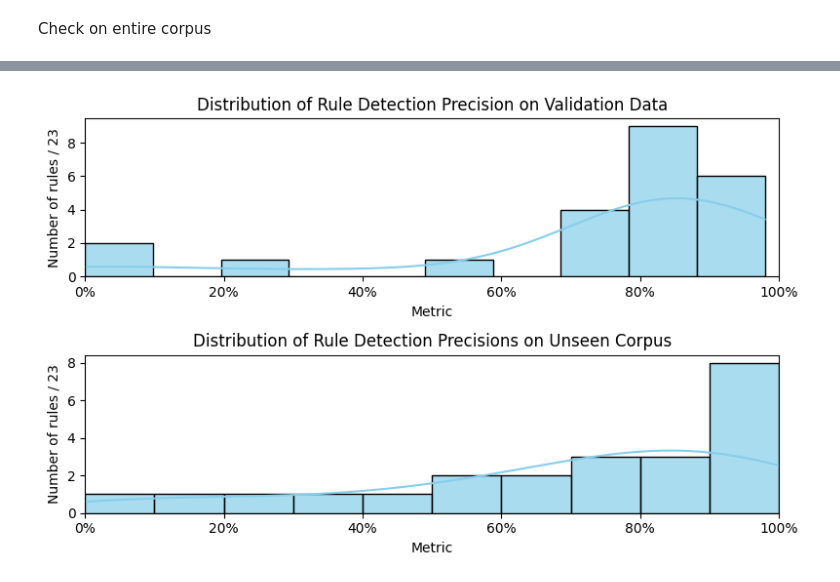
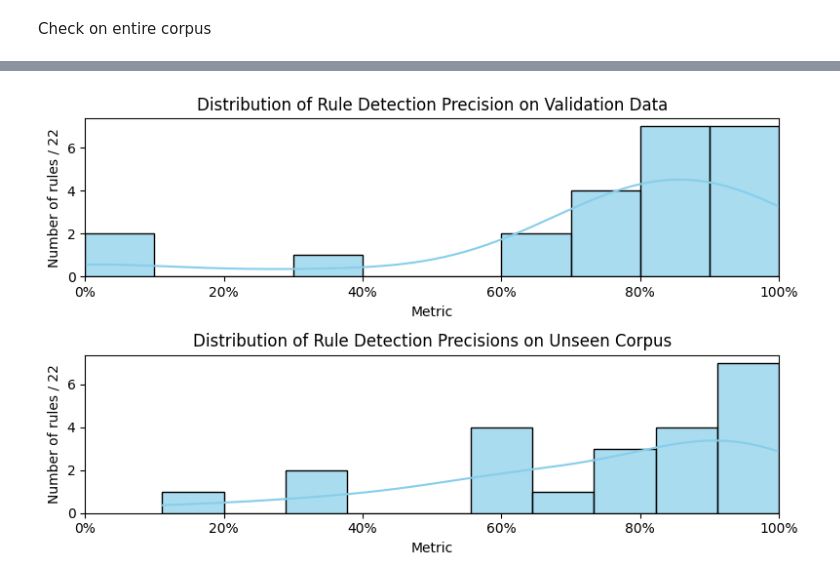
Before and after one commit to shivster2000/grammarctg, a Jupyter notebook: experiments/012_corpus_training.ipynb, the cells around one changed output, grey strips where cells are left out. Cells and saved outputs as stored; diff of their text form; code cells hidden in the pictures.

```diff
--- a/experiments/012_corpus_training.ipynb
+++ b/experiments/012_corpus_training.ipynb
@@ -206,6 +196,6 @@ Val loss: 0.06455478817224503
 # %%
 models.save_classifier(classifier, nr, "corpus_training")
 # %%
-nr=1106
+nr=619
 classifier = models.load_classifier(nr, "corpus_training")
 # %%
@@ -270,2 +260,13 @@ for nr in range(616, 639):
 #627
 ... (12 outputs left out)
+# %%
+total_folds = 5
+batch_size = 32
+metrics = {}
+
+for nr in range(616, 639):
+    classifier = models.load_classifier(nr, "corpus_training")
+    rule = egp[egp['#']==nr].iloc[0]
+    examples = rule['Example'].split("\n\n")
+    print(rule['Can-do statement'])
+    print(((models.probe_model(classifier, examples)[0]>0.5).sum()/len(examples)).item())
@@ -272,24 +309,27 @@ for nr in range(616, 639):
 # %%
-hits_path = '../data/corpus_training_hits.json'
-coded_instances = pd.DataFrame(columns=['#', 'sentence', 'correct', 'score', 'max_token']) if not os.path.exists(hits_path) else pd.read_json(output_path)
+hits_path = '../data/corpus_validation_hits.json'
+coded_instances = pd.DataFrame(columns=['#', 'sentence', 'correct', 'score', 'max_token']) if not os.path.exists(hits_path) else pd.read_json(hits_path)
 coded_instances['correct'] = coded_instances['correct'].astype(bool)
+egp = data.get_egp()
+#coded_instances = coded_instances[coded_instances['#']!=622]
 
-for nr in range(616, 639):
-    rule = egp_gpt[egp_gpt['#']==nr].iloc[0]
+for nr in range(622, 639):
+    rule = egp[egp['#']==nr].iloc[0]
     if len(coded_instances[coded_instances['#']==nr]) >= 20: continue
-    print(f"#{nr}: {rule['type']}: {rule['Can-do statement']} ({rule['SuperCategory']}: {rule['SubCategory']})")
+    print(f"#{nr}: {rule['Type']}: {rule['Can-do statement']} ({rule['SuperCategory']}: {rule['SubCategory']})")
     print(rule['Example'])
     classifier = models.load_classifier(nr, "corpus_training")
-    scores, tokens = models.score_corpus(classifier, corpus_dataloader, max_positive=25, max_batches=1000)
-    unseen_hits = [(score, token, sample) for score, token, sample in zip(scores, tokens, encoded_inputs['sentences'][:len(scores)]) if score > 0.5 and not sample in get_positives(instances, nr)]
-    for score, token, sample in unseen_hits[:20]:
+
+    scores, tokens = models.score_corpus(classifier, test_dataloader, max_positive=25, max_batches=max_batches, threshold=threshold)
+    hits = [(score, token, sample) for score, token, sample in zip(scores, tokens, test_sentences[:len(scores)]) if score > threshold]
+    for score, token, sample in hits[:20]:
         if sample in list(coded_instances[coded_instances['#']==nr]['sentence']): continue
         user_response = input(f"{sample}")
         new_row = pd.DataFrame({'#': [nr],
              'sentence': [sample],
-             'correct': [True if user_response == '2' else False],
+             'correct': [user_response == '2'],
              'score': [score],
              'max_token': [token]})
         coded_instances = pd.concat([coded_instances, new_row], ignore_index=True)
-        coded_instances.to_json(output_path)
+        coded_instances.to_json(hits_path)
 # %% [output]
@@ -415,21 +520,28 @@ We could potentially make this tragedy work for us and make us think outside the
 # %%
 coded_instances = pd.DataFrame(columns=['#', 'sentence', 'correct', 'score', 'max_token']) if not os.path.exists(hits_path) else pd.read_json(hits_path)
 coded_instances['correct'] = coded_instances['correct'].astype(bool)
+# %%
+import json
+metrics_path = "../results/corpus_training_metrics.json"
+with open(metrics_path, 'w') as f:
+    json.dump(metrics, f)
 # %%
+with open(metrics_path, 'r') as f:
+    metrics = json.load(f)
 correct_per_rule = coded_instances.groupby('#')['correct'].mean()
 def plot_histogram(ax, data):
     sns.histplot(ax=ax, data=data, bins=10, kde=True, color="skyblue", edgecolor='black', alpha=0.7, legend=False)
     ax.set_ylabel(f"Number of rules / {len(correct_per_rule)}")
     ax.set_xlabel("Metric")
     ax.xaxis.set_major_formatter(FuncFormatter(lambda x, _: f'{x*100:.0f}%'))
     ax.set_xlim(0, 1)
 
 fig, axs = plt.subplots(2, 1, figsize=(8, 5))
 plot_histogram(axs[0], [m['precision'] for m in metrics.values()])
 axs[0].set_title("Distribution of Rule Detection Precision on Validation Data")
 plot_histogram(axs[1], list(correct_per_rule))
 axs[1].set_title("Distribution of Rule Detection Precisions on Unseen Corpus")
 plt.tight_layout()
 plt.show()
 # %% [output]
-[figure, old version]
+[figure, new version]
```
Also changed, not shown: parts of 19 cells of this notebook, 10 other files.
